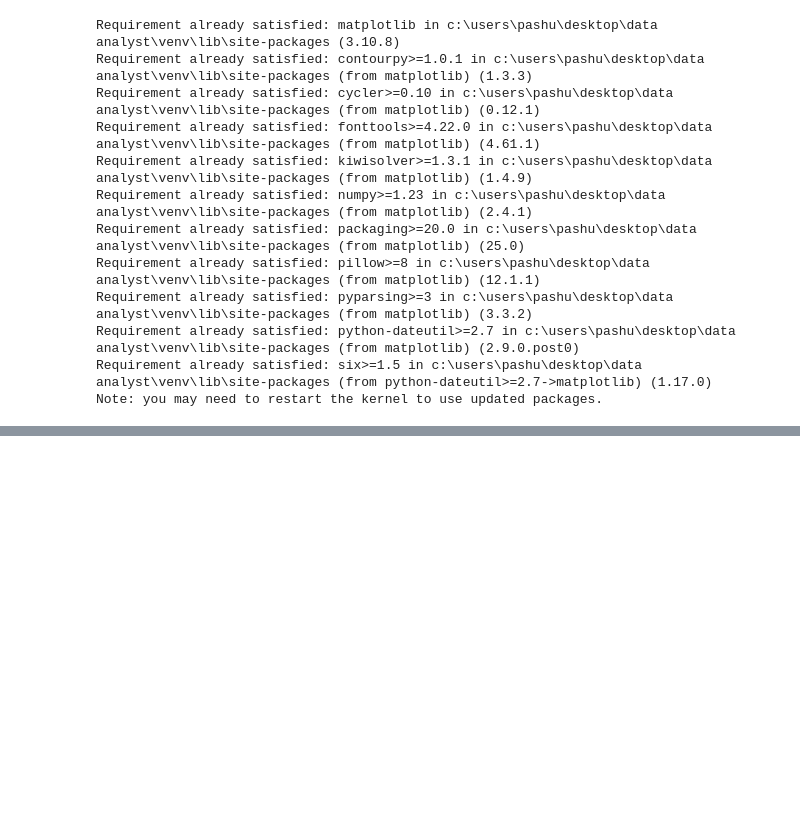
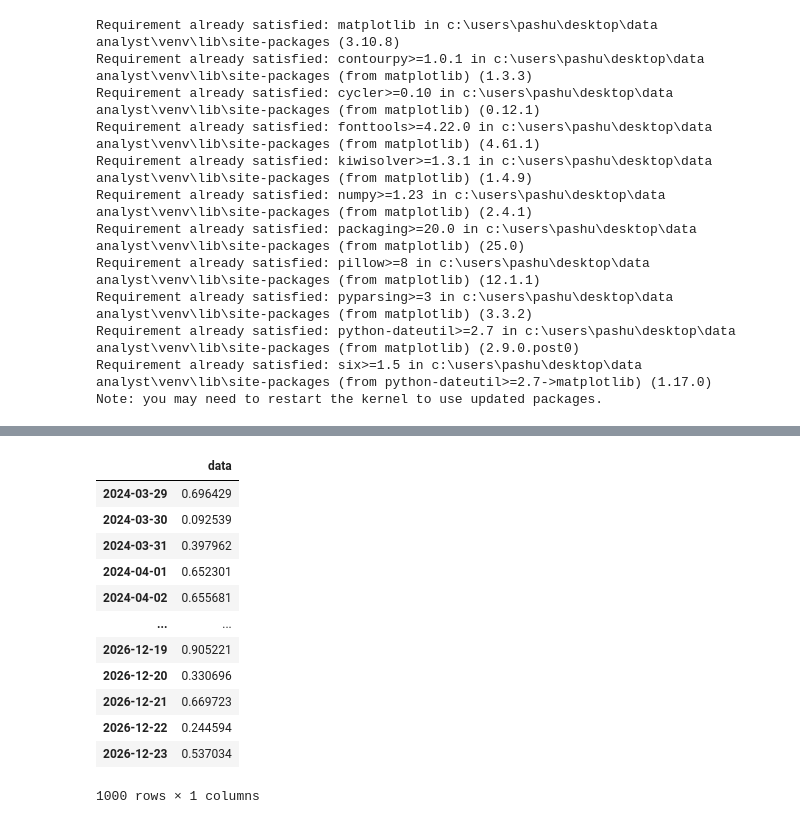
Before and after one commit to pashupatinathvidyarthi/Data-Analytics, a Jupyter notebook: Matplotlib/matplotlib.ipynb, the cells around one changed output, grey strips where cells are left out. Cells and saved outputs as stored; diff of their text form; code cells hidden in the pictures; blank space fills up the shorter version.

```diff
--- a/Matplotlib/matplotlib.ipynb
+++ b/Matplotlib/matplotlib.ipynb
@@ -27,0 +87,16 @@ import matplotlib.pyplot as plt
+# %%
+df
+# %% [output]
+|  | data |
+| 2024-03-29 | 0.696429 |
+| 2024-03-30 | 0.092539 |
+| 2024-03-31 | 0.397962 |
+| 2024-04-01 | 0.652301 |
+| 2024-04-02 | 0.655681 |
+| ... | ... |
+| 2026-12-19 | 0.905221 |
+| 2026-12-20 | 0.330696 |
+| 2026-12-21 | 0.669723 |
+| 2026-12-22 | 0.244594 |
+| 2026-12-23 | 0.537034 |
+1000 rows × 1 columns
```
Also changed, not shown: parts of 8 cells of this notebook.
